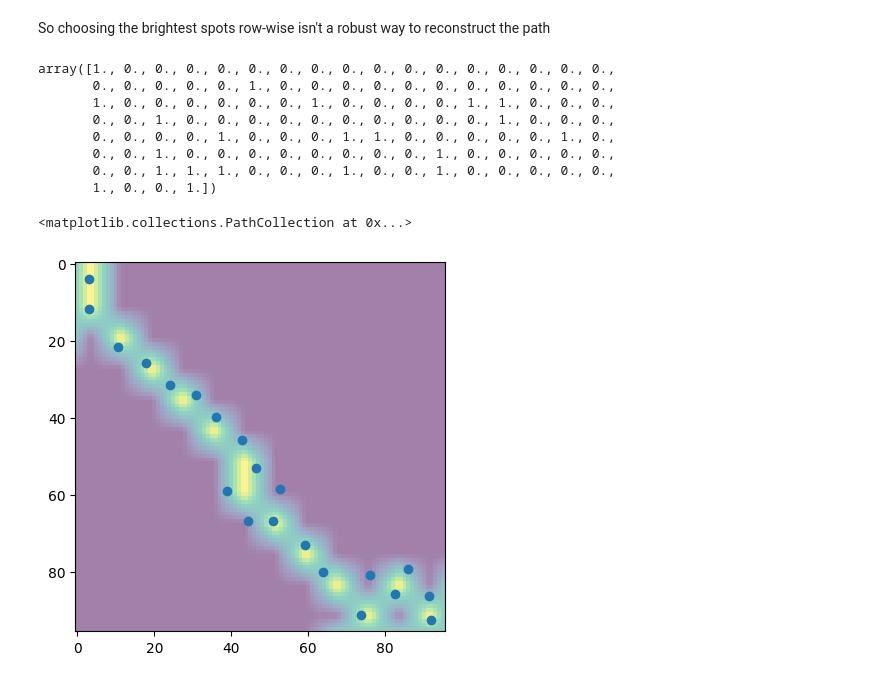
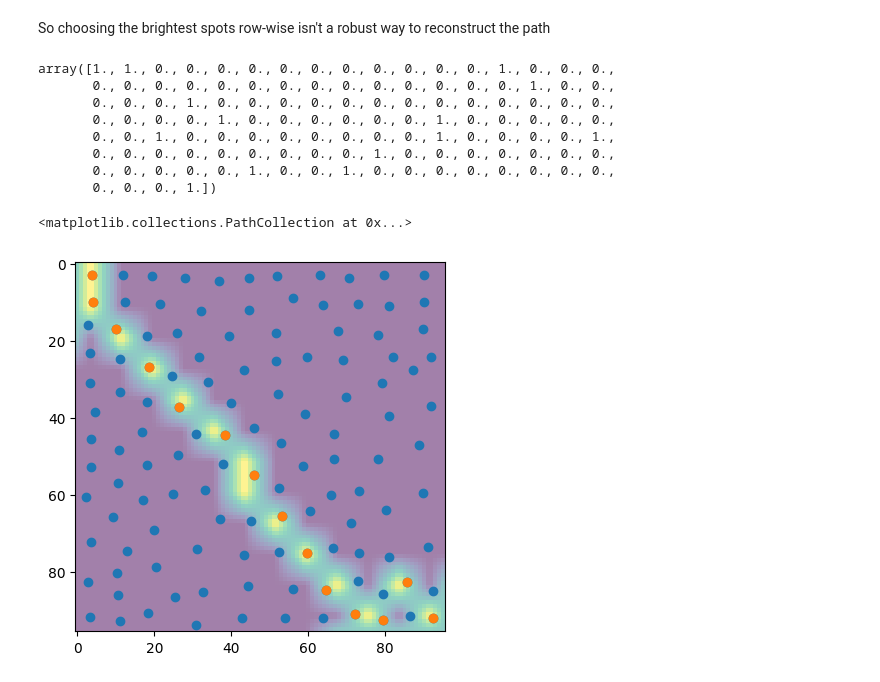
Before and after one commit to aavashsubedi/masters_project, a Jupyter notebook: notebooks/create_graph_from_img.ipynb, the cells around one changed output. Saved outputs shown, nothing was run; the diff lists cells and outputs as text; code cells hidden in the pictures.

Commit message:
Path to graph

```diff
--- a/notebooks/create_graph_from_img.ipynb
+++ b/notebooks/create_graph_from_img.ipynb
@@ -430,26 +430,27 @@ centroid = data["centroid"].numpy()
 
 for row in range(len(label)):
     for column in range(len(label)):
-        if label[row, column] > np.max(label) - (0.3*np.max(label)): # Choose the 30% brightest spots on the label only
+        if label[column,row] > np.max(label) - (0.1*np.max(label)): # Choose the 30% brightest spots on the label only
             dists = [np.linalg.norm([row, column] - c) for c in centroid]
 
             centroid_is_path[np.argmin(dists)] = 1
 
 centroid_is_path
 # %% [output]
-array([1., 0., 0., 0., 0., 0., 0., 0., 0., 0., 0., 0., 0., 0., 0., 0., 0.,
-       0., 0., 0., 0., 0., 1., 0., 0., 0., 0., 0., 0., 0., 0., 0., 0., 0.,
-       1., 0., 0., 0., 0., 0., 0., 1., 0., 0., 0., 0., 1., 1., 0., 0., 0.,
-       0., 0., 1., 0., 0., 0., 0., 0., 0., 0., 0., 0., 0., 1., 0., 0., 0.,
-       0., 0., 0., 0., 1., 0., 0., 0., 1., 1., 0., 0., 0., 0., 0., 1., 0.,
-       0., 0., 1., 0., 0., 0., 0., 0., 0., 0., 0., 1., 0., 0., 0., 0., 0.,
-       0., 0., 1., 1., 1., 0., 0., 0., 1., 0., 0., 1., 0., 0., 0., 0., 0.,
-       1., 0., 0., 1.])
+array([1., 1., 0., 0., 0., 0., 0., 0., 0., 0., 0., 0., 0., 1., 0., 0., 0.,
+       0., 0., 0., 0., 0., 0., 0., 0., 0., 0., 0., 0., 0., 0., 1., 0., 0.,
+       0., 0., 0., 1., 0., 0., 0., 0., 0., 0., 0., 0., 0., 0., 0., 0., 0.,
+       0., 0., 0., 0., 1., 0., 0., 0., 0., 0., 0., 1., 0., 0., 0., 0., 0.,
+       0., 0., 1., 0., 0., 0., 0., 0., 0., 0., 0., 1., 0., 0., 0., 0., 1.,
+       0., 0., 0., 0., 0., 0., 0., 0., 0., 1., 0., 0., 0., 0., 0., 0., 0.,
+       0., 0., 0., 0., 0., 1., 0., 0., 1., 0., 0., 0., 0., 0., 0., 0., 0.,
+       0., 0., 0., 1.])
 # %%
 label = sk.transform.resize(label, (96, 96))
 plt.imshow(label, alpha=0.5)
-plt.scatter(data["centroid"][np.argwhere(centroid_is_path),1], data["centroid"][np.argwhere(centroid_is_path),0])
+plt.scatter(data["centroid"][:,0], data["centroid"][:,1])
+plt.scatter(data["centroid"][np.argwhere(centroid_is_path),0], data["centroid"][np.argwhere(centroid_is_path),1])
 # %% [output]
 <matplotlib.collections.PathCollection at 0x...>
-[figure, old version]
+[figure, new version]
 # %%
```
Also changed, not shown: parts of 2 cells of this notebook.
